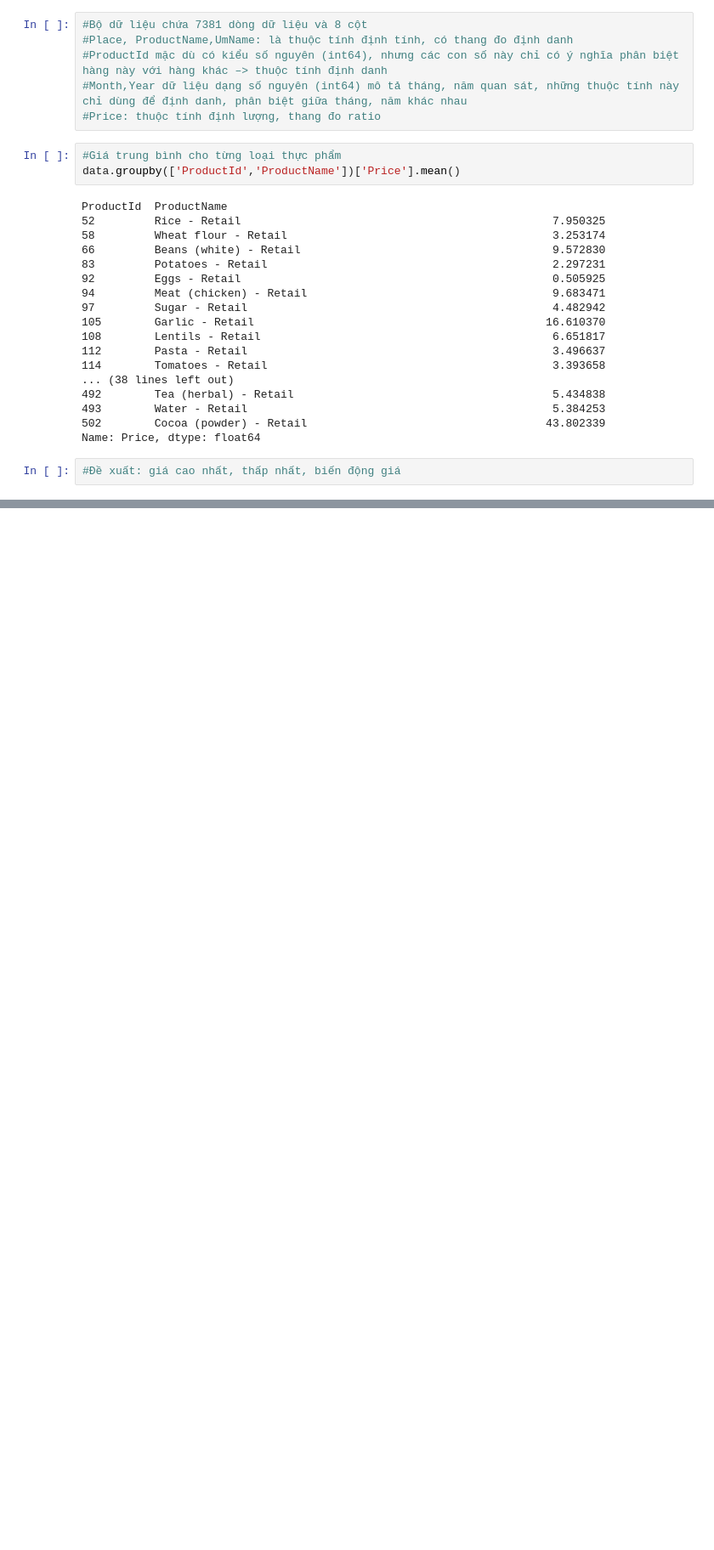
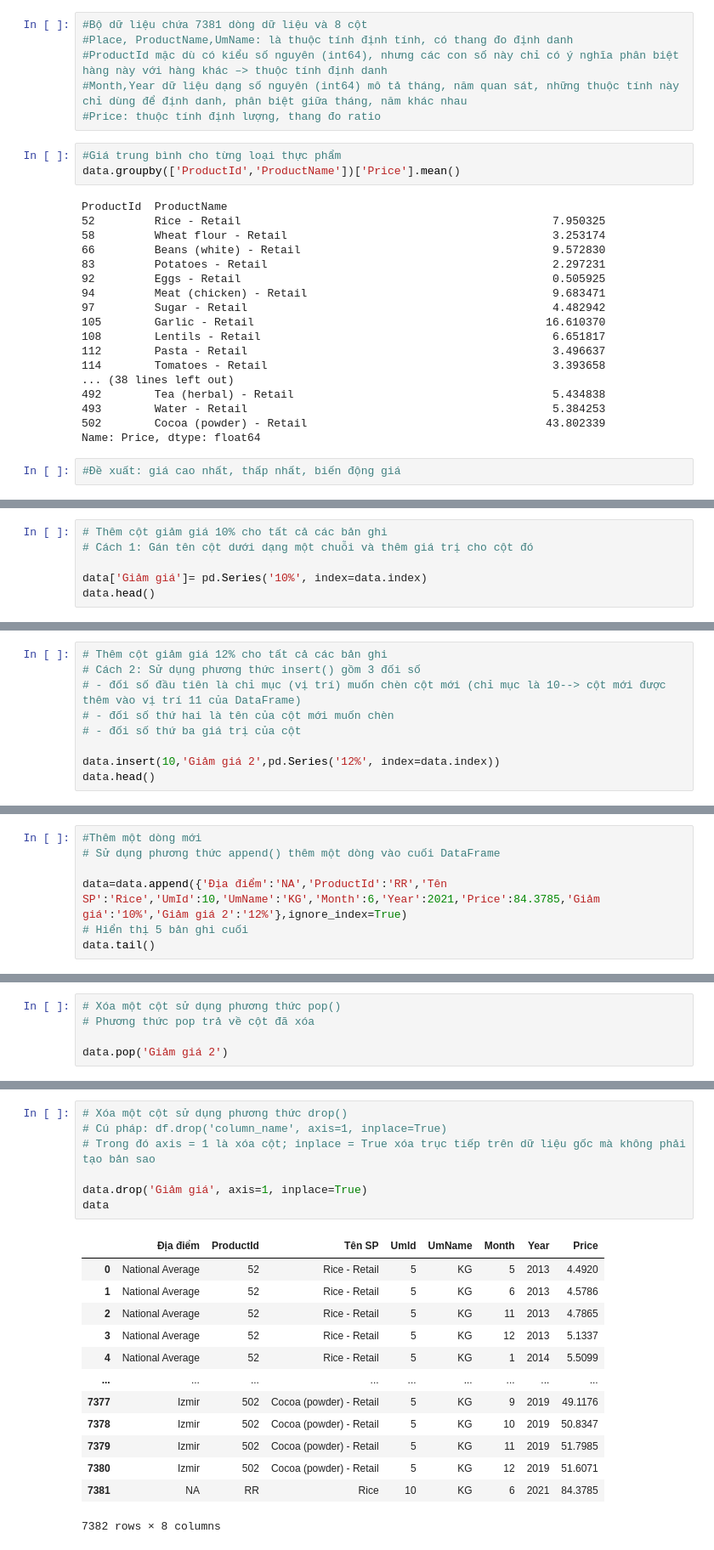
Before and after one commit to Trang27cl/testgit, a Jupyter notebook: FoodPrice_in_Turkey.ipynb, the cells around one changed output, grey strips where cells are left out. Shown: that part at 85% size. Drawn from its saved outputs; the diff is of its cells as text; blank space fills up the shorter version.

```diff
--- a/FoodPrice_in_Turkey.ipynb
+++ b/FoodPrice_in_Turkey.ipynb
@@ -68,0 +91,6 @@ Name: Price, dtype: float64
+# %%
+# Thêm cột giảm giá 10% cho tất cả các bản ghi
+# Cách 1: Gán tên cột dưới dạng một chuỗi và thêm giá trị cho cột đó
+
+data['Giảm giá']= pd.Series('10%', index=data.index)
+data.head()
@@ -68,0 +104,9 @@ Name: Price, dtype: float64
+# %%
+# Thêm cột giảm giá 12% cho tất cả các bản ghi
+# Cách 2: Sử dụng phương thức insert() gồm 3 đối số
+# - đối số đầu tiên là chỉ mục (vị trí) muốn chèn cột mới (chỉ mục là 10--> cột mới được thêm vào vị trí 11 của DataFrame)
+# - đối số thứ hai là tên của cột mới muốn chèn
+# - đối số thứ ba giá trị của cột
+
+data.insert(10,'Giảm giá 2',pd.Series('12%', index=data.index))
+data.head()
@@ -68,0 +120,7 @@ Name: Price, dtype: float64
+# %%
+#Thêm một dòng mới
+# Sử dụng phương thức append() thêm một dòng vào cuối DataFrame
+
+data=data.append({'Địa điểm':'NA','ProductId':'RR','Tên SP':'Rice','UmId':10,'UmName':'KG','Month':6,'Year':2021,'Price':84.3785,'Giảm giá':'10%','Giảm giá 2':'12%'},ignore_index=True)
+# Hiển thị 5 bản ghi cuối
+data.tail()
@@ -68,0 +145,5 @@ Name: Price, dtype: float64
+# %%
+# Xóa một cột sử dụng phương thức pop()
+# Phương thức pop trả về cột đã xóa
+
+data.pop('Giảm giá 2')
@@ -68,0 +163,21 @@ Name: Price, dtype: float64
+# %%
+# Xóa một cột sử dụng phương thức drop()
+# Cú pháp: df.drop('column_name', axis=1, inplace=True)
+# Trong đó axis = 1 là xóa cột; inplace = True xóa trục tiếp trên dữ liệu gốc mà không phải tạo bản sao
+
+data.drop('Giảm giá', axis=1, inplace=True)
+data
+# %% [output]
+|  | Địa điểm | ProductId | Tên SP | UmId | UmName | Month | Year | Price |
+| 0 | National Average | 52 | Rice - Retail | 5 | KG | 5 | 2013 | 4.4920 |
+| 1 | National Average | 52 | Rice - Retail | 5 | KG | 6 | 2013 | 4.5786 |
+| 2 | National Average | 52 | Rice - Retail | 5 | KG | 11 | 2013 | 4.7865 |
+| 3 | National Average | 52 | Rice - Retail | 5 | KG | 12 | 2013 | 5.1337 |
+| 4 | National Average | 52 | Rice - Retail | 5 | KG | 1 | 2014 | 5.5099 |
+| ... | ... | ... | ... | ... | ... | ... | ... | ... |
+| 7377 | Izmir | 502 | Cocoa (powder) - Retail | 5 | KG | 9 | 2019 | 49.1176 |
+| 7378 | Izmir | 502 | Cocoa (powder) - Retail | 5 | KG | 10 | 2019 | 50.8347 |
+| 7379 | Izmir | 502 | Cocoa (powder) - Retail | 5 | KG | 11 | 2019 | 51.7985 |
+| 7380 | Izmir | 502 | Cocoa (powder) - Retail | 5 | KG | 12 | 2019 | 51.6071 |
+| 7381 | NA | RR | Rice | 10 | KG | 6 | 2021 | 84.3785 |
+7382 rows × 8 columns
```
Also changed, not shown: parts of 10 cells of this notebook.
